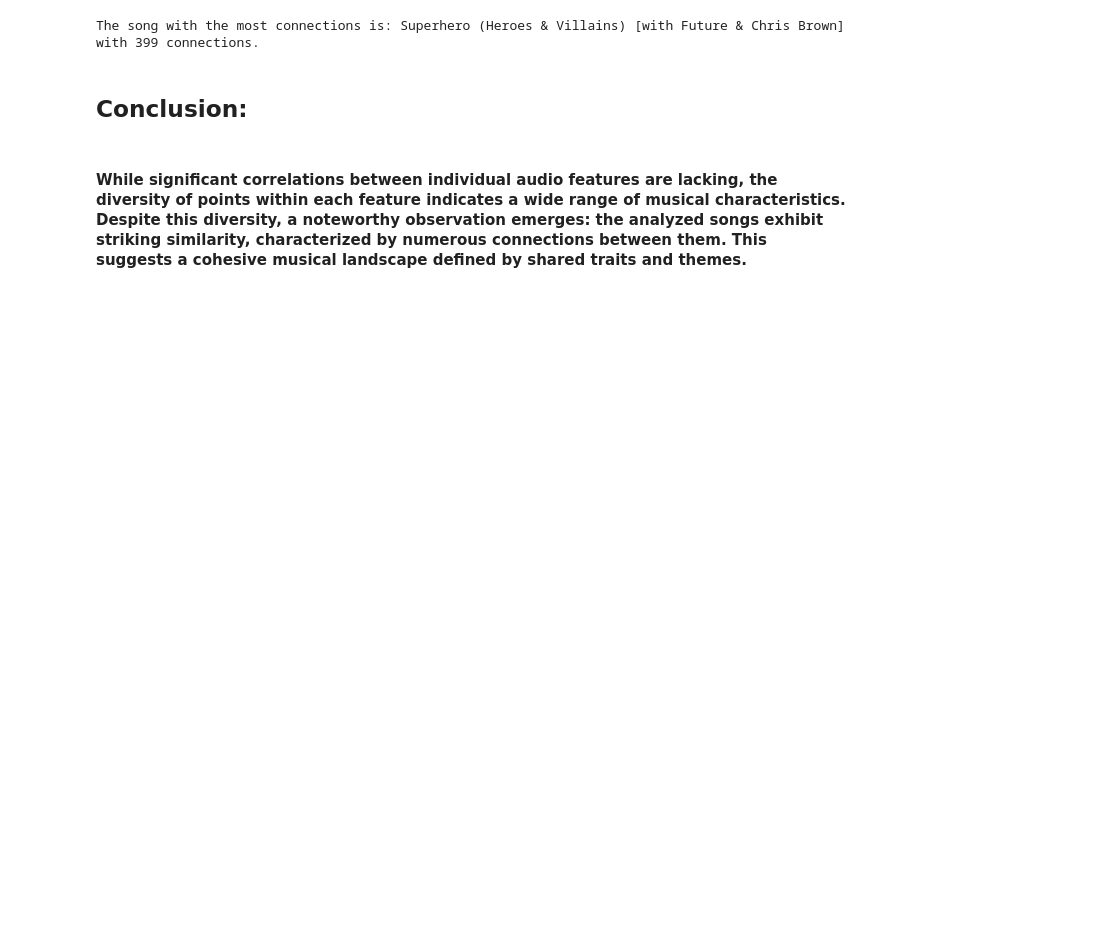
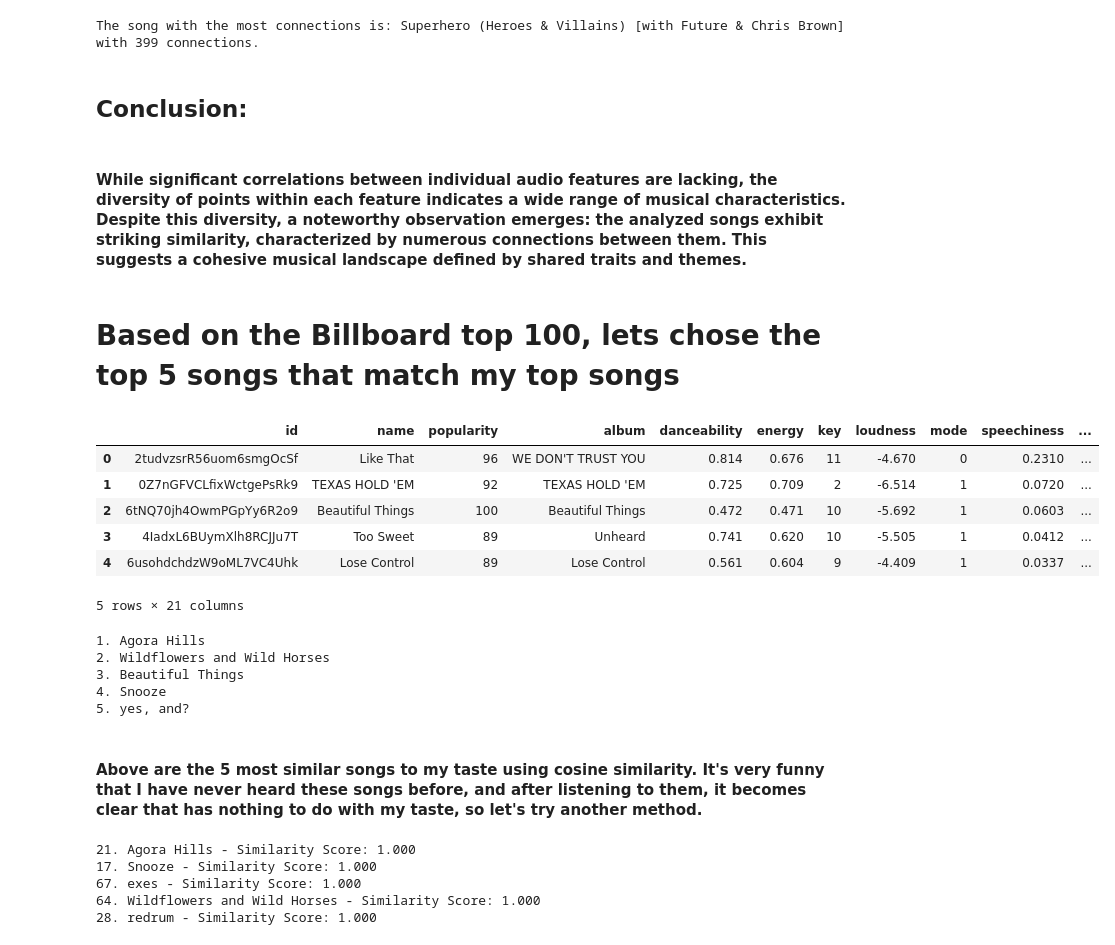
Before and after one commit to guilhermecff/Spotify_App, a Jupyter notebook: Análise Spotify.ipynb, the cells around one changed output. Cells and saved outputs as stored; diff of their text form; code cells hidden in the pictures; blank space fills up the shorter version.

```diff
--- a/Análise Spotify.ipynb
+++ b/Análise Spotify.ipynb
@@ -337,3 +337,17 @@ The song with the most connections is: Superhero (Heroes & Villains) [with Futur
 ## Conclusion:
 # %% [markdown]
 #### While significant correlations between individual audio features are lacking, the diversity of points within each feature indicates a wide range of musical characteristics. Despite this diversity, a noteworthy observation emerges: the analyzed songs exhibit striking similarity, characterized by numerous connections between them. This suggests a cohesive musical landscape defined by shared traits and themes.
+# %% [markdown]
+# Based on the Billboard top 100, lets chose the top 5 songs that match my top songs
+# %%
+df_billboard = pd.read_csv('top_100_songs.csv')
+# %%
+df_billboard.head(5)
+# %% [output]
+|  | id | name | popularity | album | danceability | energy | key | loudness | mode | speechiness | ... |
+| 0 | 2tudvzsrR56uom6smgOcSf | Like That | 96 | WE DON'T TRUST YOU | 0.814 | 0.676 | 11 | -4.670 | 0 | 0.2310 | ... |
+| 1 | 0Z7nGFVCLfixWctgePsRk9 | TEXAS HOLD 'EM | 92 | TEXAS HOLD 'EM | 0.725 | 0.709 | 2 | -6.514 | 1 | 0.0720 | ... |
+| 2 | 6tNQ70jh4OwmPGpYy6R2o9 | Beautiful Things | 100 | Beautiful Things | 0.472 | 0.471 | 10 | -5.692 | 1 | 0.0603 | ... |
+| 3 | 4IadxL6BUymXlh8RCJJu7T | Too Sweet | 89 | Unheard | 0.741 | 0.620 | 10 | -5.505 | 1 | 0.0412 | ... |
+| 4 | 6usohdchdzW9oML7VC4Uhk | Lose Control | 89 | Lose Control | 0.561 | 0.604 | 9 | -4.409 | 1 | 0.0337 | ... |
+5 rows × 21 columns
@@ -339,0 +374,12 @@ The song with the most connections is: Superhero (Heroes & Villains) [with Futur
+# %%
+top_5_song_names = find_top_5_similar_songs(data, df_billboard)
+for index, name in enumerate(top_5_song_names, start=1):
+    print(f"{index}. {name}")
+# %% [output]
+1. Agora Hills
+2. Wildflowers and Wild Horses
+3. Beautiful Things
+4. Snooze
+5. yes, and?
+# %% [markdown]
+#### Above are the 5 most similar songs to my taste using cosine similarity. It's very funny that I have never heard these songs before, and after listening to them, it becomes clear that has nothing to do with my taste, so let's try another method.
@@ -339,0 +414,9 @@ The song with the most connections is: Superhero (Heroes & Villains) [with Futur
+# %%
+top_5_songs = find_top_5_by_mean_features(data, df_billboard)
+print("\n".join(top_5_songs))
+# %% [output]
+21. Agora Hills - Similarity Score: 1.000
+17. Snooze - Similarity Score: 1.000
+67. exes - Similarity Score: 1.000
+64. Wildflowers and Wild Horses - Similarity Score: 1.000
+28. redrum - Similarity Score: 1.000
```
Also changed, not shown: parts of 7 cells of this notebook, 5 other files.
